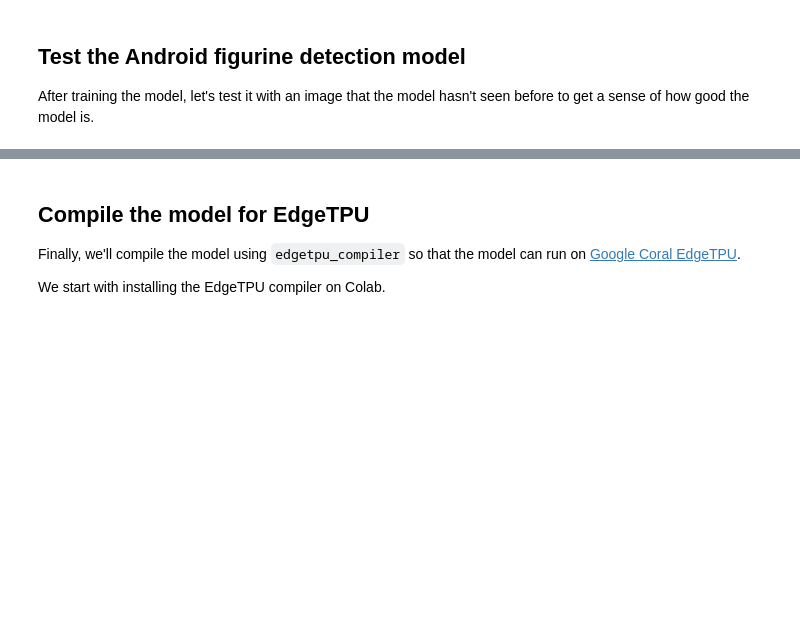
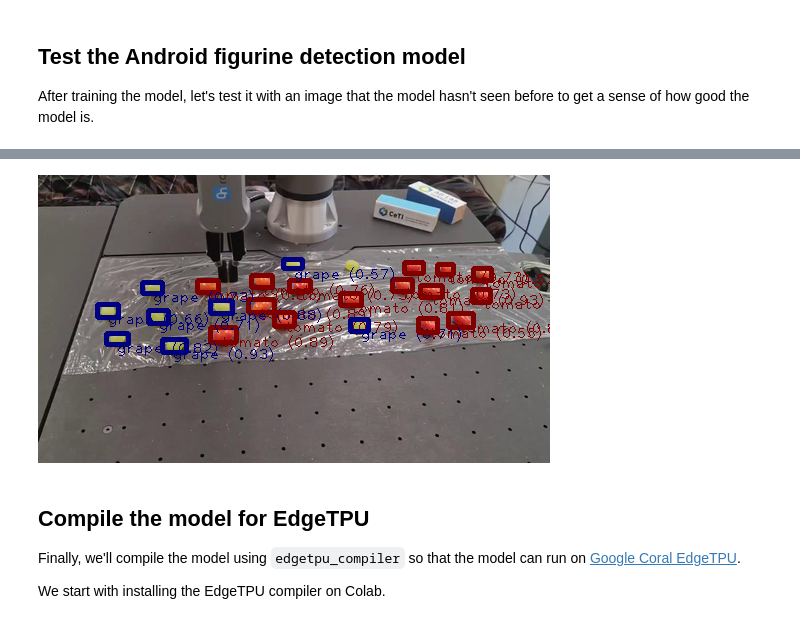
Before and after one commit to bretscha/foodrecognition, a Jupyter notebook: Model_Maker_Object_Detection_for_Android_Figurine.ipynb, the cells around one changed output, grey strips where cells are left out. Saved outputs shown, nothing was run; the diff lists cells and outputs as text; code cells hidden in the pictures; blank space fills up the shorter version.

Commit message:
Modelmaker working

```diff
--- a/Model_Maker_Object_Detection_for_Android_Figurine.ipynb
+++ b/Model_Maker_Object_Detection_for_Android_Figurine.ipynb
@@ -631,14 +647,14 @@ def visualize(
 
 from PIL import Image
 
-INPUT_IMAGE_URL = "http://download.tensorflow.org/example_images/android_figurine.jpg" #@param {type:"string"}
+INPUT_IMAGE_URL = "res/ingredients.png" #@param {type:"string"}
 DETECTION_THRESHOLD = 0.5 #@param {type:"number"}
-TFLITE_MODEL_PATH = "android.tflite" #@param {type:"string"}
+TFLITE_MODEL_PATH = "foodrecognition.tflite" #@param {type:"string"}
 
 TEMP_FILE = '/tmp/image.png'
 
-!wget -q -O $TEMP_FILE $INPUT_IMAGE_URL
-image = Image.open(TEMP_FILE).convert('RGB')
+#!wget -q -O $TEMP_FILE $INPUT_IMAGE_URL
+image = Image.open(INPUT_IMAGE_URL).convert('RGB')
 image.thumbnail((512, 512), Image.ANTIALIAS)
 image_np = np.asarray(image)
 
@@ -661,0 +788,26 @@ Image.fromarray(image_np)
+# %%
+
+from PIL import Image
+DETECTION_THRESHOLD = 0.5 #@param {type:"number"}
+TFLITE_MODEL_PATH = "foodrecognition.tflite" #@param {type:"string"}
+# Load the TFLite model
+options = ObjectDetectorOptions(
+      num_threads=4,
+      score_threshold=DETECTION_THRESHOLD,
+)
+detector = ObjectDetector(model_path=TFLITE_MODEL_PATH, options=options)
+try:
+      #for line in lines:
+      image = Image.open('res/train/frame_000000.jpeg').convert('RGB')
+      image.thumbnail((512, 512), Image.ANTIALIAS)
+      image_np = np.asarray(image)
+      # Run object detection estimation using the model.
+      detections = detector.detect(image_np)
+
+      # Draw keypoints and edges on input image
+      image_np = visualize(image_np, detections)
+
+      # Show the detection result
+      Image.fromarray(image_np)
+except:
+      print("No files found")
@@ -662,3 +821,7 @@ Image.fromarray(image_np)
+# %%
+Image.fromarray(image_np)
+# %% [output]
+[figure, added]
 # %% [markdown]
 ## Compile the model for EdgeTPU
 
```
Also changed, not shown: parts of 8 cells of this notebook.
